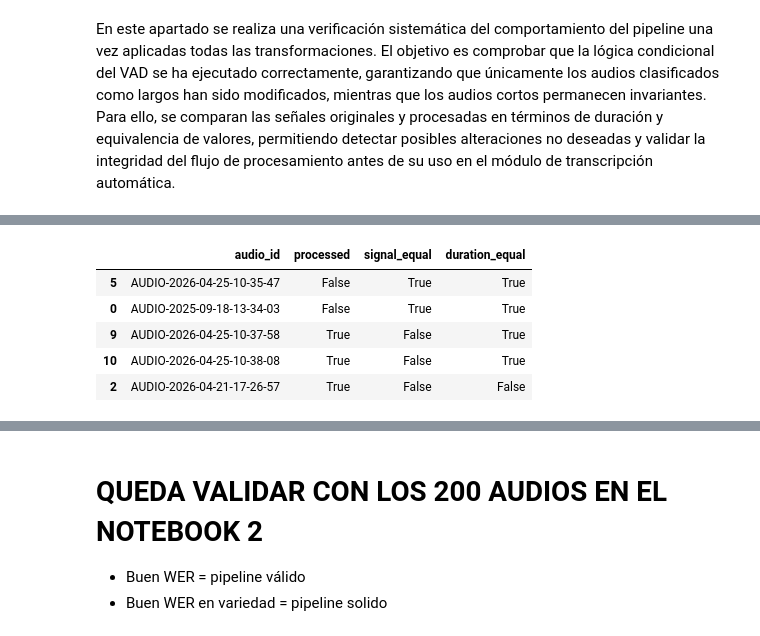
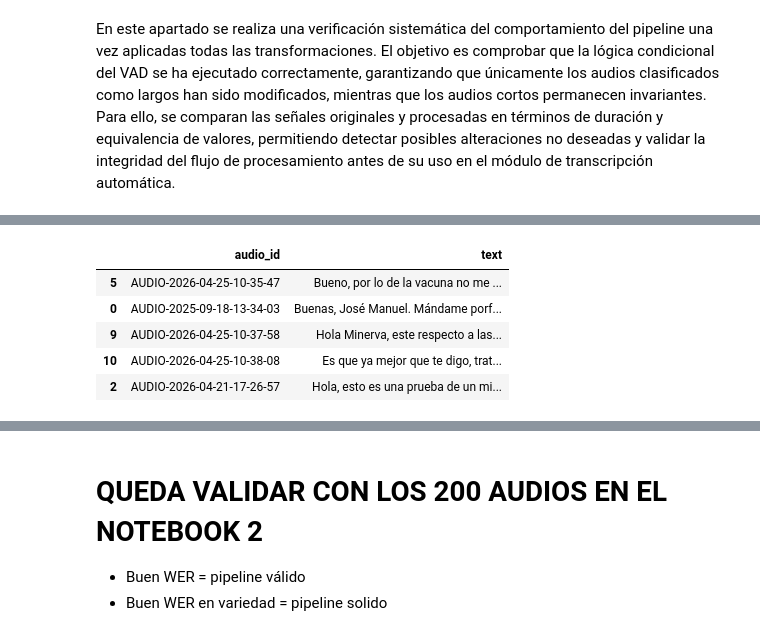
Before and after one commit to JMPinillos/agri-voice-ai, a Jupyter notebook: notebooks/02_speech_to_text_asr/speech_to_text_asr.ipynb, the cells around one changed output, grey strips where cells are left out. Cells and saved outputs as stored; diff of their text form; code cells hidden in the pictures.

```diff
--- a/notebooks/02_speech_to_text_asr/speech_to_text_asr.ipynb
+++ b/notebooks/02_speech_to_text_asr/speech_to_text_asr.ipynb
@@ -2114,77 +1707,34 @@ Pipeline completado correctamente
 # %% [markdown]
 En este apartado se realiza una verificación sistemática del comportamiento del pipeline una vez aplicadas todas las transformaciones. El objetivo es comprobar que la lógica condicional del VAD se ha ejecutado correctamente, garantizando que únicamente los audios clasificados como largos han sido modificados, mientras que los audios cortos permanecen invariantes. Para ello, se comparan las señales originales y procesadas en términos de duración y equivalencia de valores, permitiendo detectar posibles alteraciones no deseadas y validar la integridad del flujo de procesamiento antes de su uso en el módulo de transcripción automática.
 # %%
-# Inicializamos lista para almacenar resultados de validación
-checks = []
+# Verificación básica del pipeline de transcripción
 
-# Creamos un mapa de acceso rápido a los flags por audio_id
-flags_map = {
-    row["audio_id"]: row
-    for _, row in df_metrics.iterrows()
-}
+print("Iniciando validación...")
 
-# Recorremos los audios originales (baseline) y los finales procesados
-for base, final in zip(baseline_dataset, final_dataset):
+# Conteo
+assert len(results) == len(audio_dataset), "Error: número de transcripciones no coincide"
+print("✔ Conteo correcto")
 
-    audio_id = base["audio_id"]
-    flags = flags_map[audio_id]
+# Estructura + contenido
+audio_ids = set()
 
-    # Determinamos si el audio debía ser procesado según la lógica adaptativa
-    processed = not flags["skip_processing"]
+for item in results:
+    assert "audio_id" in item, "Error: falta 'audio_id'"
+    assert "text" in item, "Error: falta 'text'"
 
-    # Comprobamos si la duración se ha mantenido
-    same_duration = len(base["y"]) == len(final["y"])
+    assert isinstance(item["text"], str), "Error: 'text' no es string"
+    assert item["text"].strip() != "", f"Texto vacío en {item['audio_id']}"
 
-    # Solo comparamos la señal si tienen la misma longitud
-    if same_duration:
-        same_signal = np.allclose(base["y"], final["y"])
-    else:
-        same_signal = False
+    assert item["audio_id"] not in audio_ids, f"audio_id duplicado: {item['audio_id']}"
+    audio_ids.add(item["audio_id"])
 
-    # Registramos resultados de validación
-    checks.append({
-        "audio_id": audio_id,
-        "processed": processed,
-        "signal_equal": same_signal,
-        "duration_equal": same_duration
-    })
+print("✔ Estructura y contenido correctos")
+print("✔ Unicidad de audio_id verificada")
 
-# Convertimos los resultados a DataFrame para análisis estructurado
-df_checks = pd.DataFrame(checks)
+# Muestra para inspección
+print("\n=== Muestra de transcripciones ===")
+sample = pd.DataFrame(results).sample(n=min(5, len(results)), random_state=42)
+display(sample)
 
-# Mostramos una muestra aleatoria para inspección rápida
-print("=== Validación del pipeline adaptativo ===")
-display(df_checks.sample(n=min(5, len(df_checks)), random_state=42))
-
-
-# ==================================
-# Resumen de decisiones del pipeline
-# ==================================
-print("\n=== Resumen de decisiones ===")
-
-print(f"Total audios: {len(df_metrics)}")
-print(f"Sin procesamiento: {df_metrics['skip_processing'].sum()}")
-print(f"High-pass: {df_metrics['apply_highpass'].sum()}")
-print(f"Denoise: {df_metrics['apply_denoise'].sum()}")
-print(f"Normalización RMS: {df_metrics['apply_rms'].sum()}")
-print(f"Trimming: {df_metrics['apply_trim'].sum()}")
-print(f"VAD: {df_metrics['needs_vad'].sum()}")
-
-
-# ==============================
-# Validación de transformaciones
-# ==============================
-print("\n=== Validación de transformaciones ===")
-
-# Audios no procesados que permanecen iguales
-unchanged = df_checks[~df_checks["processed"]]["signal_equal"].sum()
-total_unchanged = len(df_checks[~df_checks["processed"]])
-
-print(f"Audios no procesados sin cambios: {unchanged} / {total_unchanged}")
-
-# Audios procesados que han sido modificados
-changed = (~df_checks[df_checks["processed"]]["signal_equal"]).sum()
-total_changed = len(df_checks[df_checks["processed"]])
-
-print(f"Audios procesados modificados: {changed} / {total_changed}")
+print("Validación completada correctamente")
 # %% [output]
@@ -2192,6 +1747,6 @@ print(f"Audios procesados modificados: {changed} / {total_changed}")
-|  | audio_id | processed | signal_equal | duration_equal |
-| 5 | AUDIO-2026-04-25-10-35-47 | False | True | True |
-| 0 | AUDIO-2025-09-18-13-34-03 | False | True | True |
-| 9 | AUDIO-2026-04-25-10-37-58 | True | False | True |
-| 10 | AUDIO-2026-04-25-10-38-08 | True | False | True |
-| 2 | AUDIO-2026-04-21-17-26-57 | True | False | False |
+|  | audio_id | text |
+| 5 | AUDIO-2026-04-25-10-35-47 | Bueno, por lo de la vacuna no me ... |
+| 0 | AUDIO-2025-09-18-13-34-03 | Buenas, José Manuel. Mándame porf... |
+| 9 | AUDIO-2026-04-25-10-37-58 | Hola Minerva, este respecto a las... |
+| 10 | AUDIO-2026-04-25-10-38-08 | Es que ya mejor que te digo, trat... |
+| 2 | AUDIO-2026-04-21-17-26-57 | Hola, esto es una prueba de un mi... |
```
Also changed, not shown: parts of 50 cells of this notebook, 34 other files.
